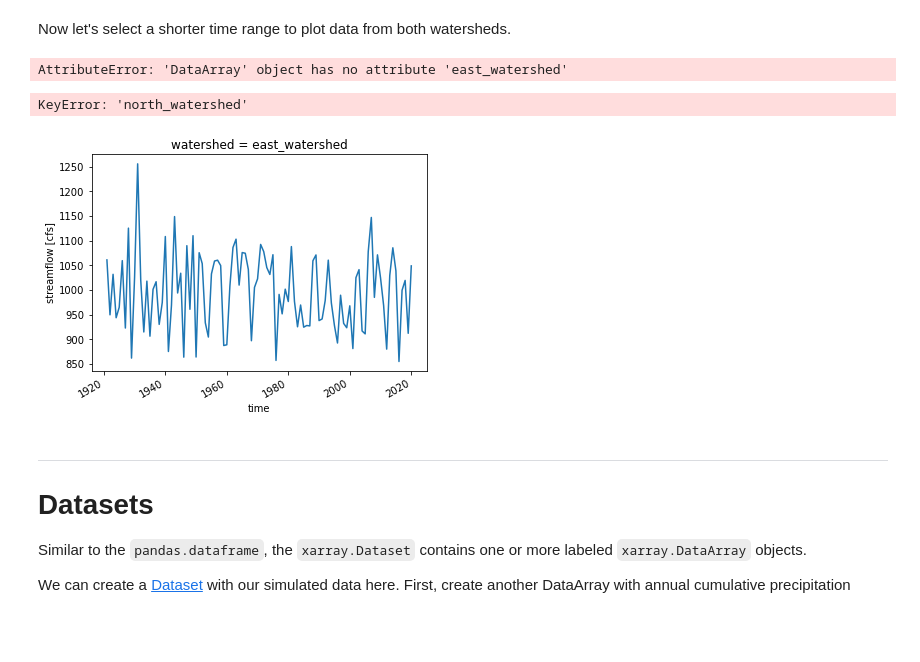
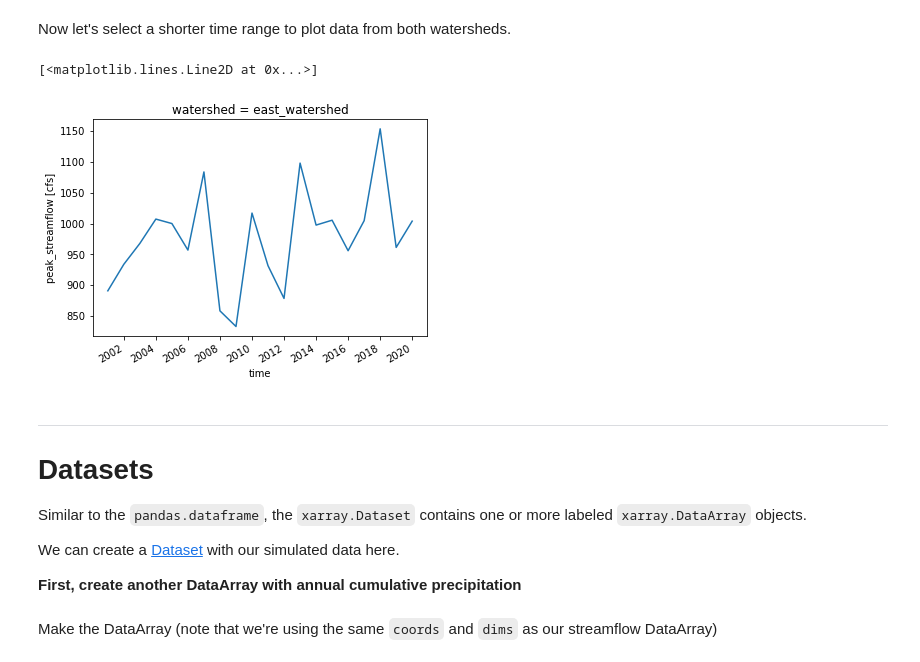
Before and after one commit to waterhackweek/waterdata, a Jupyter notebook: gridded_data_tutorial_1.ipynb, the cells around one changed output. Saved outputs shown, nothing was run; the diff lists cells and outputs as text; code cells hidden in the pictures; blank space fills up the shorter version.

```diff
--- a/gridded_data_tutorial_1.ipynb
+++ b/gridded_data_tutorial_1.ipynb
@@ -149,31 +195,33 @@ streamflow.sel(watershed='east_watershed').plot()
 # %% [markdown]
 Now let's select a shorter time range to plot data from both watersheds.
 # %%
-streamflow.sel(time=slice('1980','2020')).
+streamflow.sel(watershed='east_watershed', time=slice('2000','2020')).plot()
 # %% [output]
-AttributeError: 'DataArray' object has no attribute 'east_watershed'
+[<matplotlib.lines.Line2D at 0x...>]
+[figure, added]
 # %%
+# Bonus, explore other methods for indexing
+
 # picking the 0th location (positional, by integer)
-streamflow[:,0].plot()
+#streamflow[:,0].plot()
 
 # using .loc() and the name of the location (positional, by label)
-streamflow.loc[:,'east_watershed'].plot()
+#streamflow.loc[:,'east_watershed'].plot()
 
 # (by name, by integer)
-streamflow.isel(watershed=0).plot()
+#streamflow.isel(watershed=0).plot()
 
 # (by name, by label)
-streamflow.sel(watershed='east_watershed').plot()
+#streamflow.sel(watershed='east_watershed').plot()
-# %% [output]
-KeyError: 'north_watershed'
-[figure, removed]
 # %% [markdown]
 ---
 # Datasets
 
 Similar to the `pandas.dataframe`, the `xarray.Dataset` contains one or more labeled `xarray.DataArray` objects.
 
-We can create a [Dataset](https://xarray.pydata.org/en/stable/data-structures.html#dataset) with our simulated data here. First, create another DataArray with annual cumulative precipitation
+We can create a [Dataset](https://xarray.pydata.org/en/stable/data-structures.html#dataset) with our simulated data here.
+
+**First, create another DataArray with annual cumulative precipitation**
 # %%
 # randomly generated annual cumulative precipitation data for three locations
 
@@ -190 +237,3 @@ cumulative_precip = np.random.normal(means, standard_deviations, samples).T
+# %% [markdown]
+Make the DataArray (note that we're using the same `coords` and `dims` as our streamflow DataArray)
 # %%
```
Also changed, not shown: parts of 45 cells of this notebook, 1 other file.
